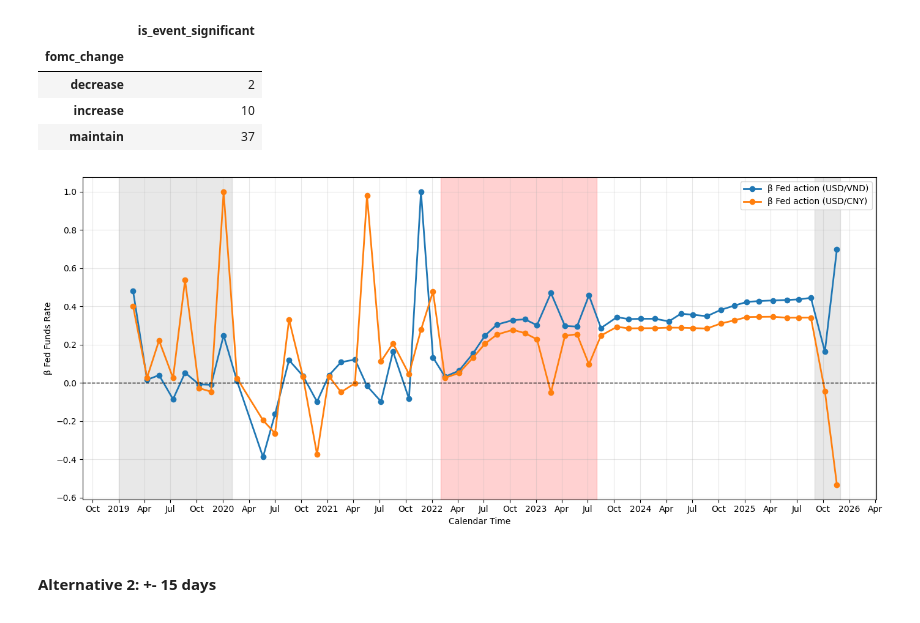
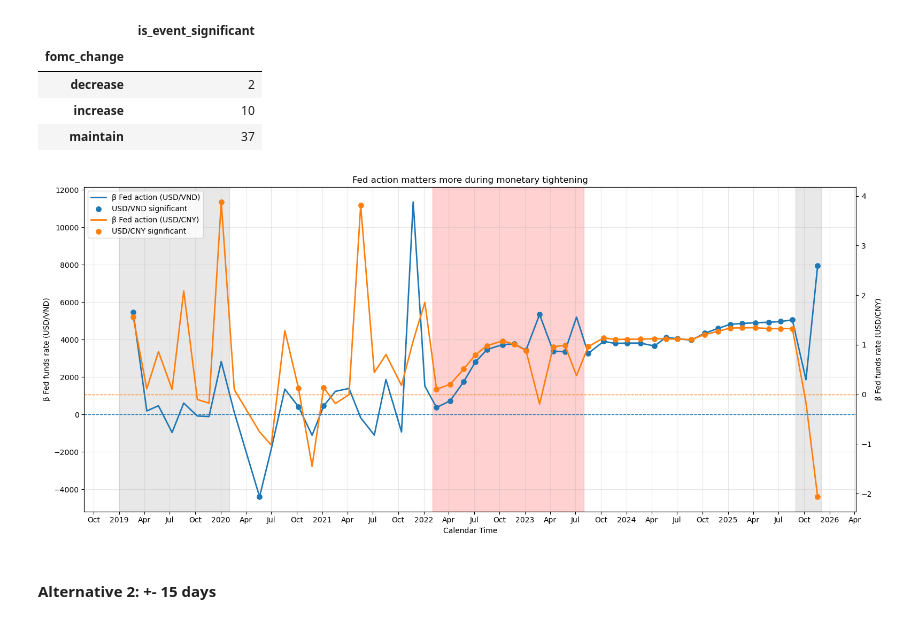
Before and after one commit to tnt1626/fed-action-fed-communication, a Jupyter notebook: src/robustness.ipynb, the cells around one changed output. Saved outputs shown, nothing was run; the diff lists cells and outputs as text; code cells hidden in the pictures.

```diff
--- a/src/robustness.ipynb
+++ b/src/robustness.ipynb
@@ -273,17 +300,17 @@ beta_fed_funds_vnd_cny = pd.DataFrame({
 # %%
 tightening_periods = [
     ("2019-01-01", "2020-02-01"),
     ("2022-02-01", "2023-08-01"),
     ("2025-09-01", "2025-12-01"),
 ]
 
-plot_usdvnd_fed_action_with_tightening(
-    df=beta_fed_funds_vnd_cny,
-    tightening_periods=tightening_periods,
-    beta_col= ['beta_fed_funds_vnd', 'beta_fed_funds_cny']
+plot_fed_funds_rate_beta(
+    results_df_vnd=results_df_vnd,
+    results_df_cny=results_df_cny,
+    tightening_periods=tightening_periods
 )
 # %% [output]
-[figure, old version]
+[figure, new version]
 # %% [markdown]
 #### Alternative 2: +- 15 days
 # %% [markdown]
```
Also changed, not shown: parts of 11 cells of this notebook, 1 other file.
